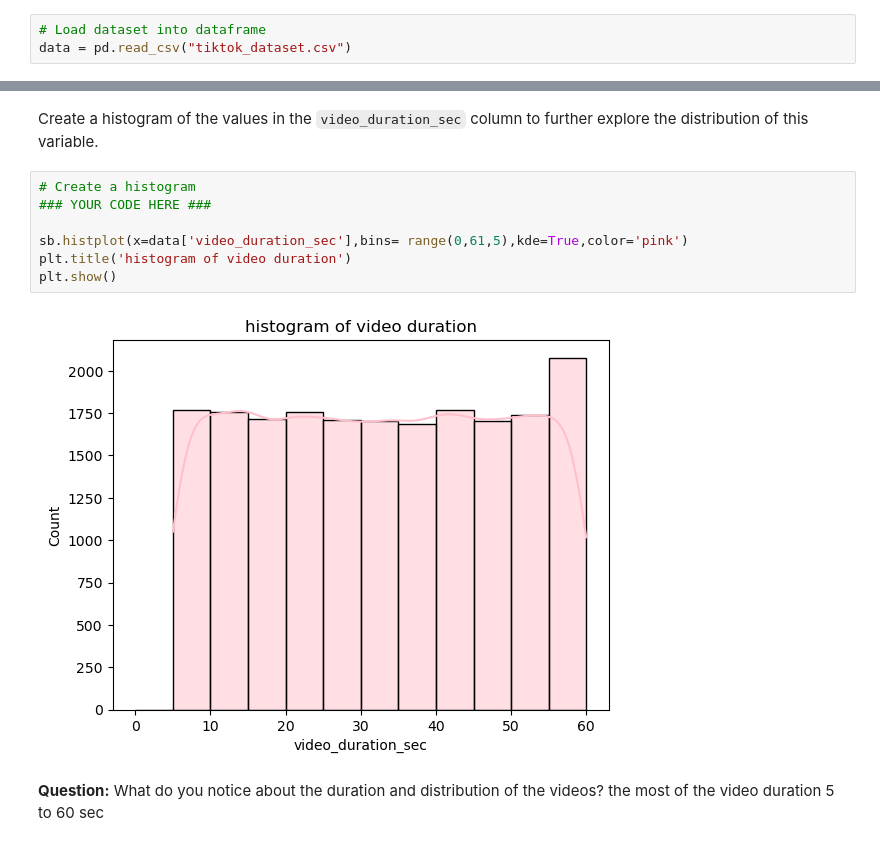
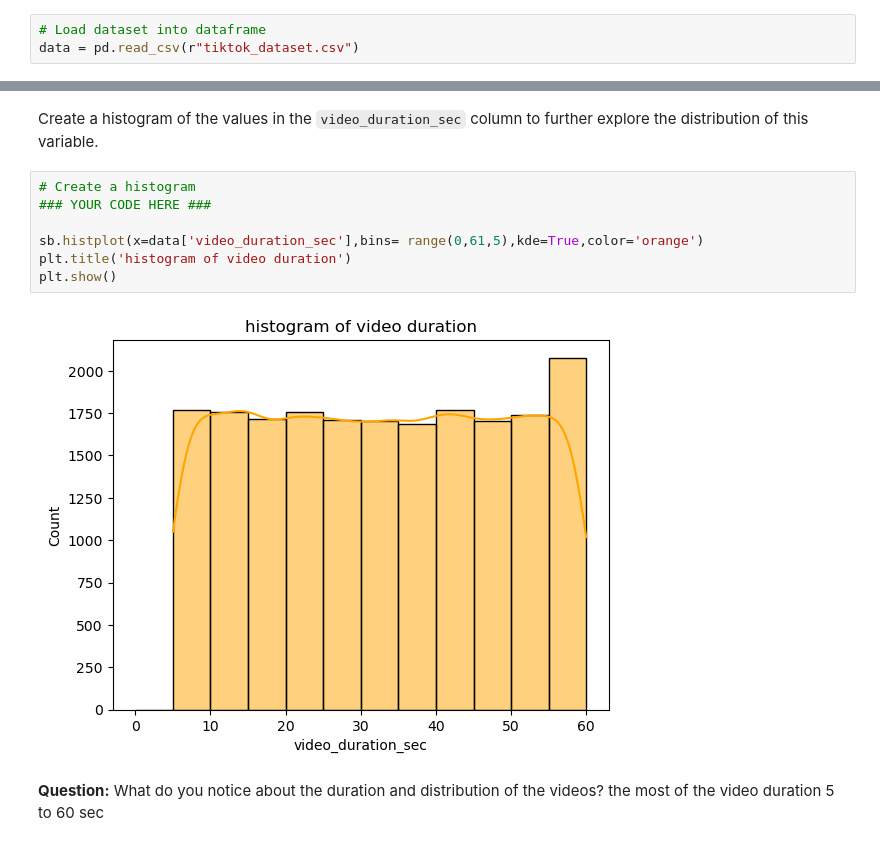
Before and after one commit to Fatima-Arain206/Google-Data-Analytics-Portfolio-Projects., a Jupyter notebook: 02-Tiktok-Claims-Classification/Activity_Course 3 TikTok project lab-checkpoint.ipynb, the cells around one changed output, grey strips where cells are left out. Saved outputs shown, nothing was run; the diff lists cells and outputs as text.

```diff
--- a/02-Tiktok-Claims-Classification/Activity_Course 3 TikTok project lab-checkpoint.ipynb
+++ b/02-Tiktok-Claims-Classification/Activity_Course 3 TikTok project lab-checkpoint.ipynb
@@ -84,7 +84,7 @@ Then, load the dataset into a dataframe. Read in the data and store it as a data
 **Note:** As shown in this cell, the dataset has been automatically loaded in for you. You do not need to download the .csv file, or provide more code, in order to access the dataset and proceed with this lab. Please continue with this activity by completing the following instructions.
 # %%
 # Load dataset into dataframe
-data = pd.read_csv("tiktok_dataset.csv")
+data = pd.read_csv(r"tiktok_dataset.csv")
 # %% [markdown]
 <img src="images/Analyze.png" width="100" height="100" align=left>
 
@@ -241,12 +241,12 @@ Create a histogram of the values in the `video_duration_sec` column to further e
 # %%
 # Create a histogram
 ### YOUR CODE HERE ###
 
-sb.histplot(x=data['video_duration_sec'],bins= range(0,61,5),kde=True,color='pink')
+sb.histplot(x=data['video_duration_sec'],bins= range(0,61,5),kde=True,color='orange')
 plt.title('histogram of video duration')
 plt.show()
 # %% [output]
-[figure, old version]
+[figure, new version]
 # %% [markdown]
 **Question:** What do you notice about the duration and distribution of the videos? the most of the video duration 5 to 60 sec
 # %% [markdown]
```
Also changed, not shown: parts of 18 cells of this notebook.
